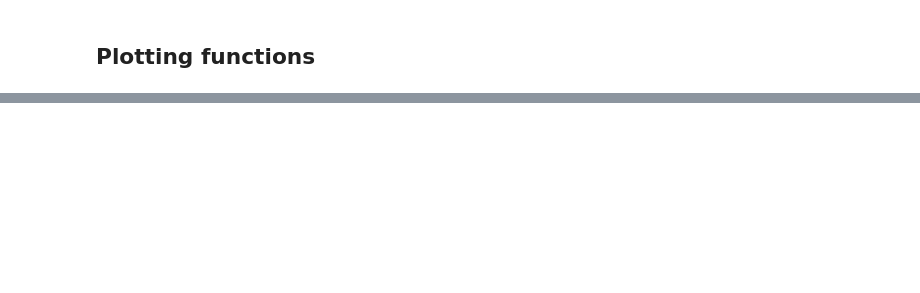
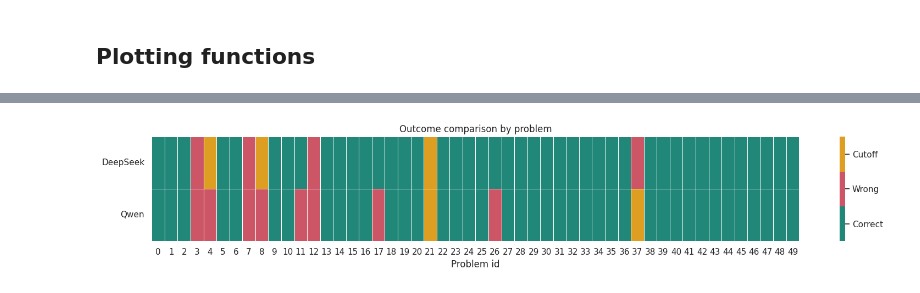
Before and after one commit to lucamcwood/AI-VisualizationProject-TheFinalGroup, a Jupyter notebook: notebooks/02_visualizations_without_AI.ipynb, the cells around one changed output, grey strips where cells are left out. Cells and saved outputs as stored; diff of their text form; code cells hidden in the pictures; blank space fills up the shorter version.

```diff
--- a/notebooks/02_visualizations_without_AI.ipynb
+++ b/notebooks/02_visualizations_without_AI.ipynb
@@ -249,0 +256,41 @@ plt.show()
+# %%
+from matplotlib.colors import ListedColormap
+
+# 0 = correct, 1 = finished but wrong, 2 = cutoff
+conditions = [
+    combined_df["finished"] == False,
+    combined_df["correct"] == True
+]
+choices = [ 2, 0 ]
+d = combined_df.assign(outcome=np.select(conditions, choices, default=1))
+
+matrix = d.pivot(
+    index="model_short", columns="id", values="outcome"
+).sort_index(axis=1)
+
+fig, ax = plt.subplots(figsize=(16, 3))
+
+sns.heatmap(
+    matrix,
+    cmap=ListedColormap(["#218778", "#CC5665", "#DE9E22"]),
+    vmin=-0.5, vmax=2.5,
+    linewidths=0.5, linecolor="white",
+    xticklabels=True, yticklabels=True,
+    cbar_kws={"ticks": [0, 1, 2]},
+    ax=ax
+)
+
+colorbar = ax.collections[0].colorbar
+colorbar.set_ticklabels(["Correct", "Wrong", "Cutoff"])
+
+ax.set(
+    title="Outcome comparison by problem",
+    xlabel="Problem id",
+    ylabel=""
+)
+ax.set_yticklabels(["DeepSeek", "Qwen"], rotation=0)
+
+plt.tight_layout()
+plt.show()
+# %% [output]
+[figure, added]
```
Also changed, not shown: parts of 9 cells of this notebook.
